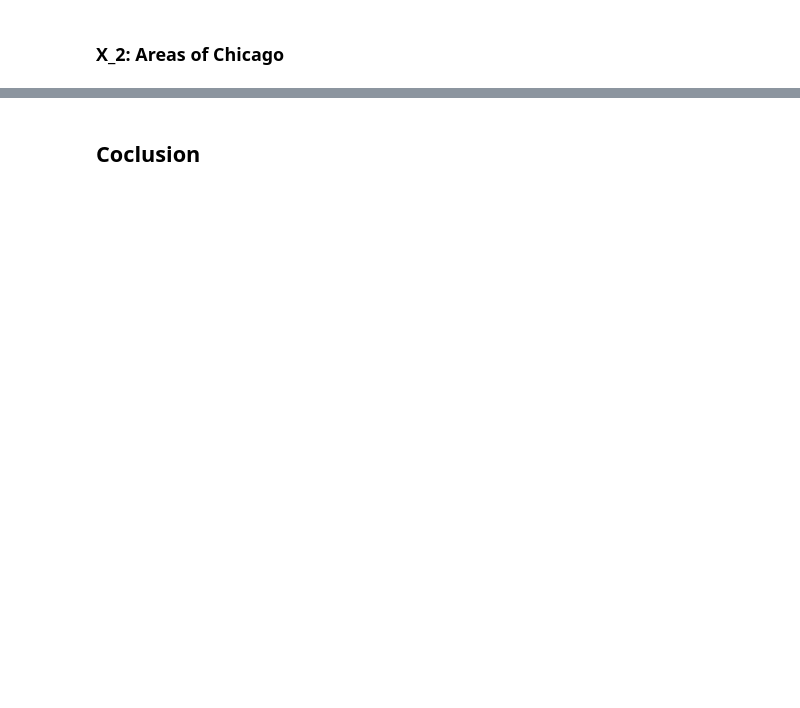
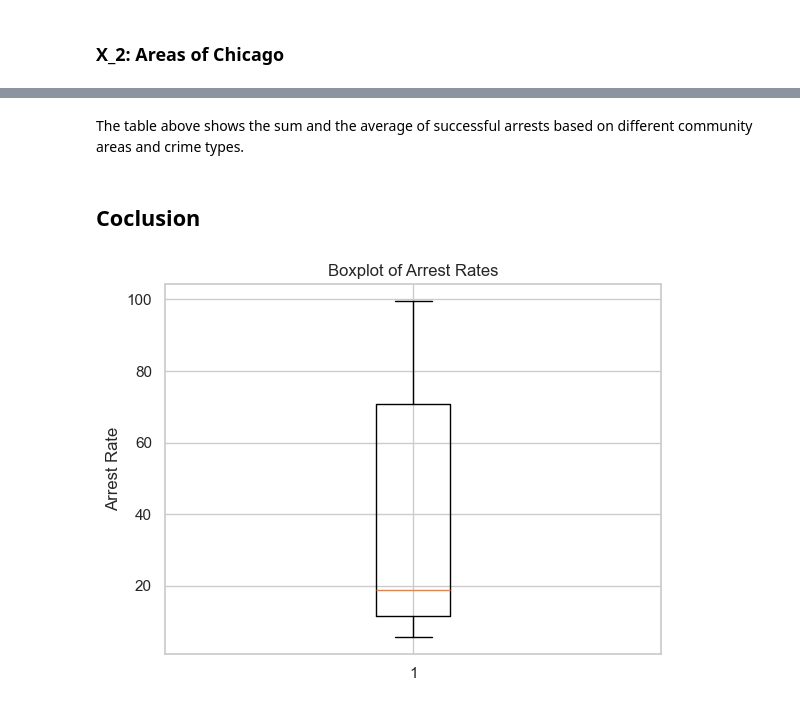
Before and after one commit to XingyuWang06/ECO225Project, a Jupyter notebook: Project1.ipynb, the cells around one changed output, grey strips where cells are left out. Drawn from its saved outputs; the diff is of its cells as text; code cells hidden in the pictures; blank space fills up the shorter version.

```diff
--- a/Project1.ipynb
+++ b/Project1.ipynb
@@ -170,2 +290,14 @@ This bar chart shows that most of the crime types have either a high arrest rate
+# %% [markdown]
+The table above shows the sum and the average of successful arrests based on different community areas and crime types.
 # %% [markdown]
 ## Coclusion
+# %%
+arrest_rates = arrest_count['Percent_Arrested (True)']
+
+# Create a boxplot for arrest rates
+plt.boxplot(arrest_rates)
+plt.title('Boxplot of Arrest Rates')
+plt.ylabel('Arrest Rate')
+plt.show()
+# %% [output]
+[figure, added]
```
Also changed, not shown: parts of 23 cells of this notebook.
